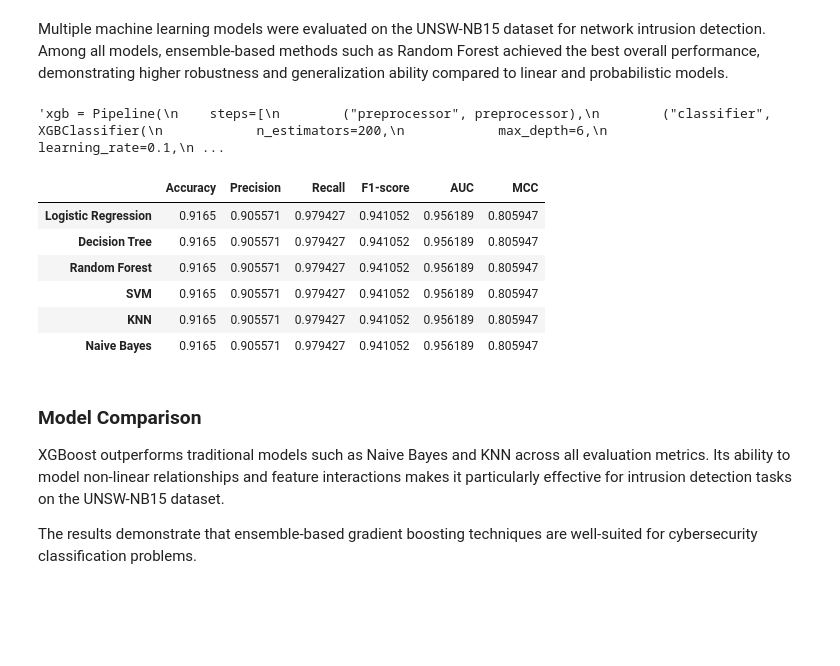
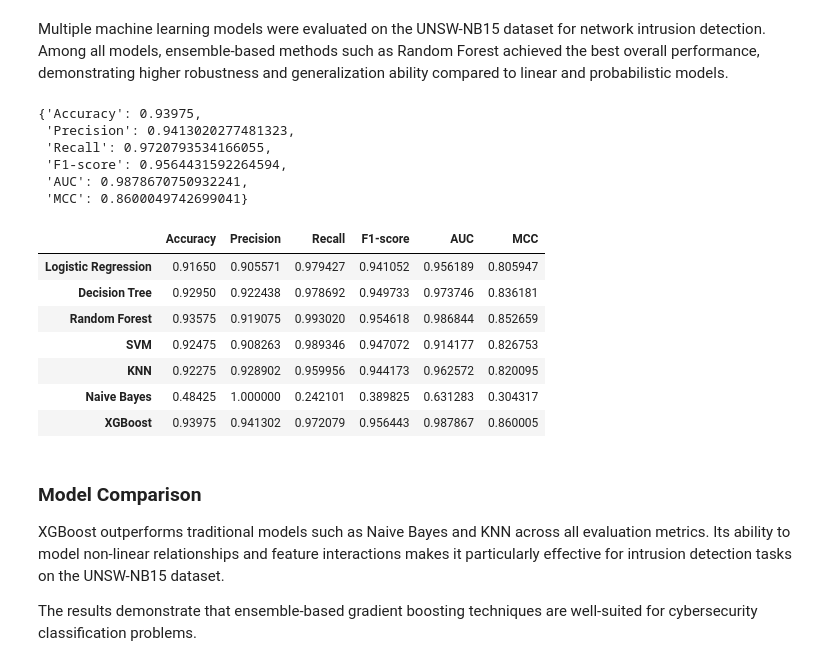
Before and after one commit to amiya2001/ML_Assignments, a Jupyter notebook: model/Network_Intrusion_Detection.ipynb, the cells around one changed output. Saved outputs shown, nothing was run; the diff lists cells and outputs as text; code cells hidden in the pictures; blank space fills up the shorter version.

```diff
--- a/model/Network_Intrusion_Detection.ipynb
+++ b/model/Network_Intrusion_Detection.ipynb
@@ -303,12 +301,12 @@ knn.fit(X_train, y_train)
 y_pred_knn = knn.predict(X_test)
 
 knn_metrics = {
-   "Accuracy": accuracy_score(y_test, y_pred_lr),
-    "Precision": precision_score(y_test, y_pred_lr),
-    "Recall": recall_score(y_test, y_pred_lr),
-    "F1-score": f1_score(y_test, y_pred_lr),
-    "AUC": roc_auc_score(y_test, log_reg.predict_proba(X_test)[:, 1]),
-    "MCC": matthews_corrcoef(y_test, y_pred_lr)
+   "Accuracy": accuracy_score(y_test, y_pred_knn),
+    "Precision": precision_score(y_test, y_pred_knn),
+    "Recall": recall_score(y_test, y_pred_knn),
+    "F1-score": f1_score(y_test, y_pred_knn),
+    "AUC": roc_auc_score(y_test, knn.predict_proba(X_test)[:, 1]),
+    "MCC": matthews_corrcoef(y_test, y_pred_knn)
 }
 
 knn_metrics
@@ -347,12 +345,12 @@ y_pred_nb = nb.predict(X_test)
 
 # Metrics
 nb_metrics = {
-    "Accuracy": accuracy_score(y_test, y_pred_lr),
-    "Precision": precision_score(y_test, y_pred_lr),
-    "Recall": recall_score(y_test, y_pred_lr),
-    "F1-score": f1_score(y_test, y_pred_lr),
-    "AUC": roc_auc_score(y_test, log_reg.predict_proba(X_test)[:, 1]),
-    "MCC": matthews_corrcoef(y_test, y_pred_lr)
+    "Accuracy": accuracy_score(y_test, y_pred_nb),
+    "Precision": precision_score(y_test, y_pred_nb),
+    "Recall": recall_score(y_test, y_pred_nb),
+    "F1-score": f1_score(y_test, y_pred_nb),
+    "AUC": roc_auc_score(y_test, nb.predict_proba(X_test)[:, 1]),
+    "MCC": matthews_corrcoef(y_test, y_pred_nb)
 }
 
 nb_metrics
@@ -370,7 +368,7 @@ Multiple machine learning models were evaluated on the UNSW-NB15 dataset for net
 # %%
 #model-7
 
-'''xgb = Pipeline(
+xgb = Pipeline(
     steps=[
         ("preprocessor", preprocessor),
         ("classifier", XGBClassifier(
@@ -391,31 +389,49 @@ xgb.fit(X_train, y_train)
 
 # Predict
 y_pred_xgb = xgb.predict(X_test)
-y_prob_xgb = xgb.predict_proba(X_test)[:, 1]'''
+y_prob_xgb = xgb.predict_proba(X_test)[:, 1]
+
+xgb_metrics = {
+    "Accuracy": accuracy_score(y_test, y_pred_xgb),
+    "Precision": precision_score(y_test, y_pred_xgb),
+    "Recall": recall_score(y_test, y_pred_xgb),
+    "F1-score": f1_score(y_test, y_pred_xgb),
+    "AUC": roc_auc_score(y_test, xgb.predict_proba(X_test)[:, 1]),
+    "MCC": matthews_corrcoef(y_test, y_pred_xgb)
+}
+
+xgb_metrics
 # %% [output]
-'xgb = Pipeline(\n    steps=[\n        ("preprocessor", preprocessor),\n        ("classifier", XGBClassifier(\n            n_estimators=200,\n            max_depth=6,\n            learning_rate=0.1,\n ...
+{'Accuracy': 0.93975,
+ 'Precision': 0.9413020277481323,
+ 'Recall': 0.9720793534166055,
+ 'F1-score': 0.9564431592264594,
+ 'AUC': 0.9878670750932241,
+ 'MCC': 0.8600049742699041}
 # %%
 results_df = pd.DataFrame.from_dict(
     {
         "Logistic Regression": lr_metrics,
         "Decision Tree": dt_metrics,
         "Random Forest": rf_metrics,
         "SVM": svm_metrics,
         "KNN": knn_metrics,
-        "Naive Bayes": nb_metrics
+        "Naive Bayes": nb_metrics,
+        "XGBoost":xgb_metrics
     },
     orient="index"
 )
 
 results_df
 # %% [output]
 |  | Accuracy | Precision | Recall | F1-score | AUC | MCC |
-| Logistic Regression | 0.9165 | 0.905571 | 0.979427 | 0.941052 | 0.956189 | 0.805947 |
-| Decision Tree | 0.9165 | 0.905571 | 0.979427 | 0.941052 | 0.956189 | 0.805947 |
-| Random Forest | 0.9165 | 0.905571 | 0.979427 | 0.941052 | 0.956189 | 0.805947 |
-| SVM | 0.9165 | 0.905571 | 0.979427 | 0.941052 | 0.956189 | 0.805947 |
-| KNN | 0.9165 | 0.905571 | 0.979427 | 0.941052 | 0.956189 | 0.805947 |
-| Naive Bayes | 0.9165 | 0.905571 | 0.979427 | 0.941052 | 0.956189 | 0.805947 |
+| Logistic Regression | 0.91650 | 0.905571 | 0.979427 | 0.941052 | 0.956189 | 0.805947 |
+| Decision Tree | 0.92950 | 0.922438 | 0.978692 | 0.949733 | 0.973746 | 0.836181 |
+| Random Forest | 0.93575 | 0.919075 | 0.993020 | 0.954618 | 0.986844 | 0.852659 |
+| SVM | 0.92475 | 0.908263 | 0.989346 | 0.947072 | 0.914177 | 0.826753 |
+| KNN | 0.92275 | 0.928902 | 0.959956 | 0.944173 | 0.962572 | 0.820095 |
+| Naive Bayes | 0.48425 | 1.000000 | 0.242101 | 0.389825 | 0.631283 | 0.304317 |
+| XGBoost | 0.93975 | 0.941302 | 0.972079 | 0.956443 | 0.987867 | 0.860005 |
 # %% [markdown]
 ### Model Comparison
 
```
Also changed, not shown: parts of 7 cells of this notebook.
